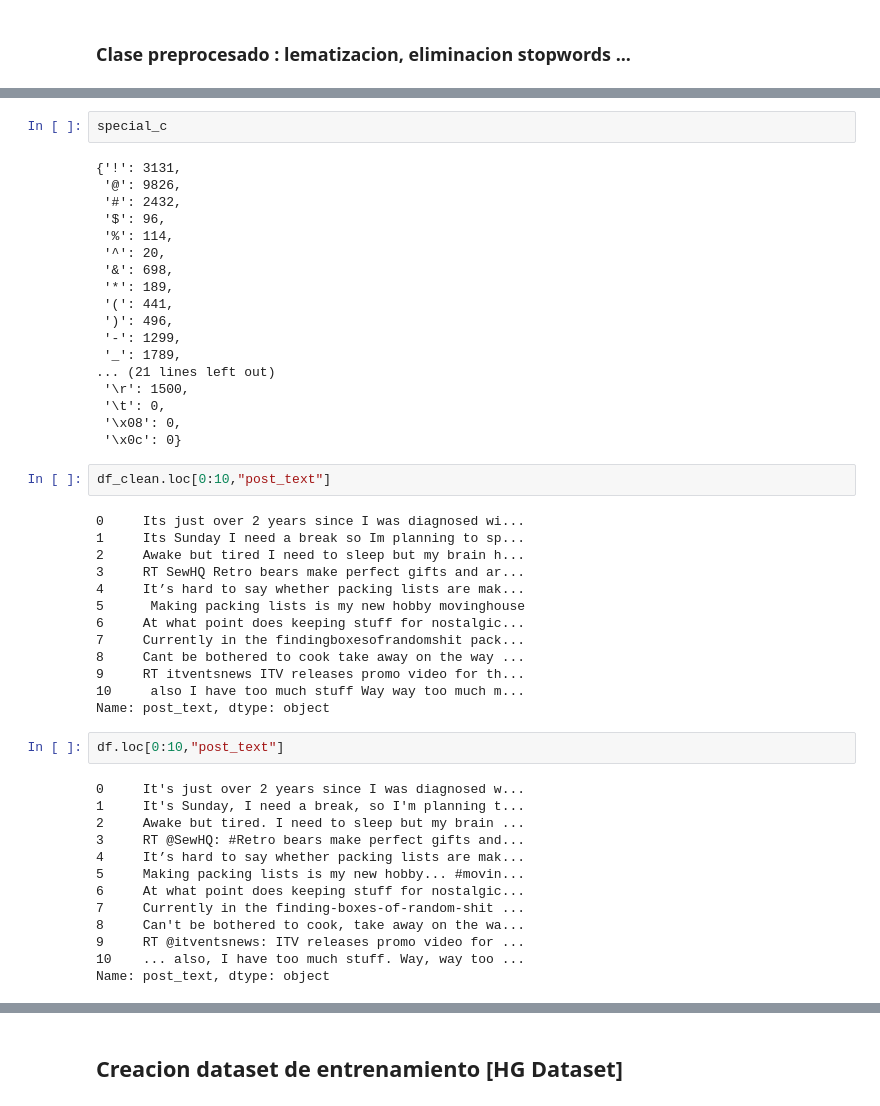
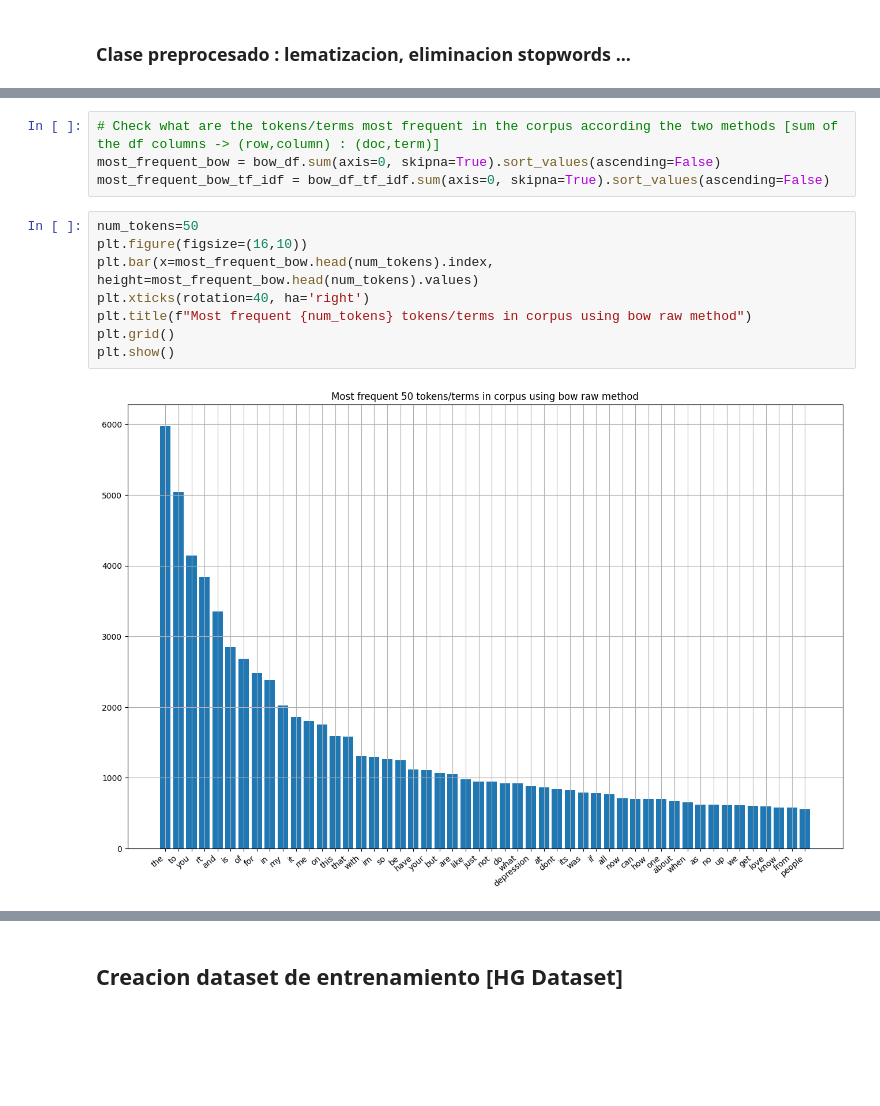
Before and after one commit to kokeitor/Twitter-Mental-Health-Classification, a Jupyter notebook: tw_classification_kaggle.ipynb, the cells around one changed output, grey strips where cells are left out. Cells and saved outputs as stored; diff of their text form; blank space fills up the shorter version.

```diff
--- a/tw_classification_kaggle.ipynb
+++ b/tw_classification_kaggle.ipynb
@@ -866,50 +883,14 @@ KeyboardInterrupt:
-# %%
-special_c
-# %% [output]
-{'!': 3131,
- '@': 9826,
- '#': 2432,
- '$': 96,
- '%': 114,
- '^': 20,
- '&': 698,
- '*': 189,
- '(': 441,
- ')': 496,
- '-': 1299,
- '_': 1789,
-... (21 lines left out)
- '\r': 1500,
- '\t': 0,
- '\x08': 0,
- '\x0c': 0}
-# %%
-df_clean.loc[0:10,"post_text"]
-# %% [output]
-0     Its just over 2 years since I was diagnosed wi...
-1     Its Sunday I need a break so Im planning to sp...
-2     Awake but tired I need to sleep but my brain h...
-3     RT SewHQ Retro bears make perfect gifts and ar...
-4     It’s hard to say whether packing lists are mak...
-5      Making packing lists is my new hobby movinghouse
-6     At what point does keeping stuff for nostalgic...
-7     Currently in the findingboxesofrandomshit pack...
-8     Cant be bothered to cook take away on the way ...
-9     RT itventsnews ITV releases promo video for th...
-10     also I have too much stuff Way way too much m...
-Name: post_text, dtype: object
-# %%
-df.loc[0:10,"post_text"]
-# %% [output]
-0     It's just over 2 years since I was diagnosed w...
-1     It's Sunday, I need a break, so I'm planning t...
-2     Awake but tired. I need to sleep but my brain ...
-3     RT @SewHQ: #Retro bears make perfect gifts and...
-4     It’s hard to say whether packing lists are mak...
-5     Making packing lists is my new hobby... #movin...
-6     At what point does keeping stuff for nostalgic...
-7     Currently in the finding-boxes-of-random-shit ...
-8     Can't be bothered to cook, take away on the wa...
-9     RT @itventsnews: ITV releases promo video for ...
-10    ... also, I have too much stuff. Way, way too ...
-Name: post_text, dtype: object
+# %%
+# Check what are the tokens/terms most frequent in the corpus according the two methods [sum of the df columns -> (row,column) : (doc,term)]
+most_frequent_bow = bow_df.sum(axis=0, skipna=True).sort_values(ascending=False)
+most_frequent_bow_tf_idf = bow_df_tf_idf.sum(axis=0, skipna=True).sort_values(ascending=False)
+# %%
+num_tokens=50
+plt.figure(figsize=(16,10))
+plt.bar(x=most_frequent_bow.head(num_tokens).index, height=most_frequent_bow.head(num_tokens).values)
+plt.xticks(rotation=40, ha='right')
+plt.title(f"Most frequent {num_tokens} tokens/terms in corpus using bow raw method")
+plt.grid()
+plt.show()
+# %% [output]
+[figure, added]
```
Also changed, not shown: parts of 81 cells of this notebook, 2 other files.
